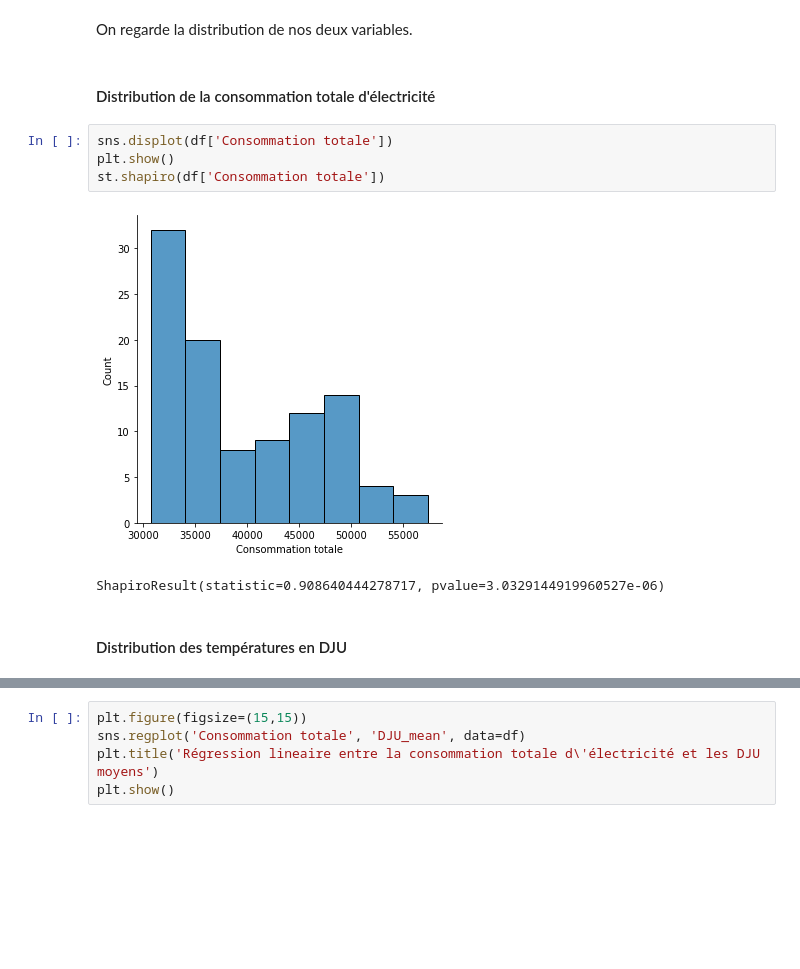
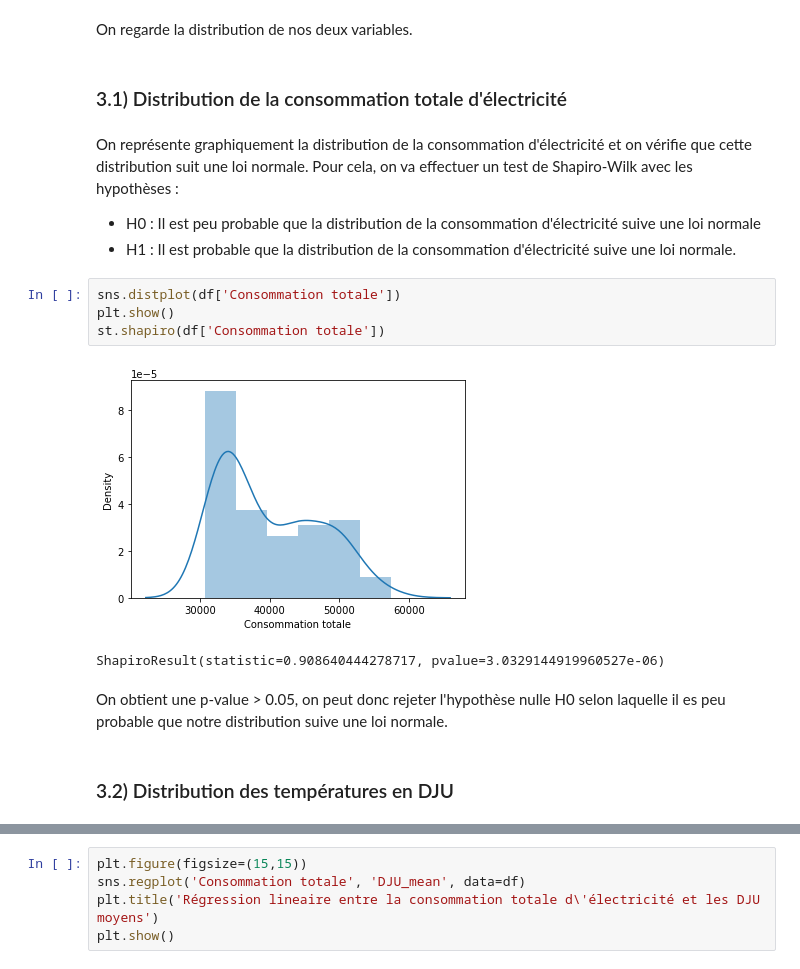
Before and after one commit to sidathgueye/prediction_conso_electrique, a Jupyter notebook: P9_01_code.ipynb, the cells around one changed output, grey strips where cells are left out. Drawn from its saved outputs; the diff is of its cells as text; blank space fills up the shorter version.

```diff
--- a/P9_01_code.ipynb
+++ b/P9_01_code.ipynb
@@ -124,13 +228,19 @@ del df_france
 # %% [markdown]
 On regarde la distribution de nos deux variables.
 # %% [markdown]
-#### Distribution de la consommation totale d'électricité
+### 3.1) Distribution de la consommation totale d'électricité
+# %% [markdown]
+On représente graphiquement la distribution de la consommation d'électricité et on vérifie que cette distribution suit une loi normale. Pour cela, on va effectuer un test de Shapiro-Wilk avec les hypothèses :
+- H0 : Il est peu probable que la distribution de la consommation d'électricité suive une loi normale
+- H1 : Il est probable que la distribution de la consommation d'électricité suive une loi normale.
 # %%
-sns.displot(df['Consommation totale'])
+sns.distplot(df['Consommation totale'])
 plt.show()
 st.shapiro(df['Consommation totale'])
 # %% [output]
-[figure, old version]
+[figure, new version]
 ShapiroResult(statistic=0.908640444278717, pvalue=3.0329144919960527e-06)
+# %% [markdown]
+On obtient une p-value > 0.05, on peut donc rejeter l'hypothèse nulle H0 selon laquelle il es peu probable que notre distribution suive une loi normale.
 # %% [markdown]
-#### Distribution des températures en DJU
+### 3.2) Distribution des températures en DJU
```
Also changed, not shown: parts of 112 cells of this notebook.
